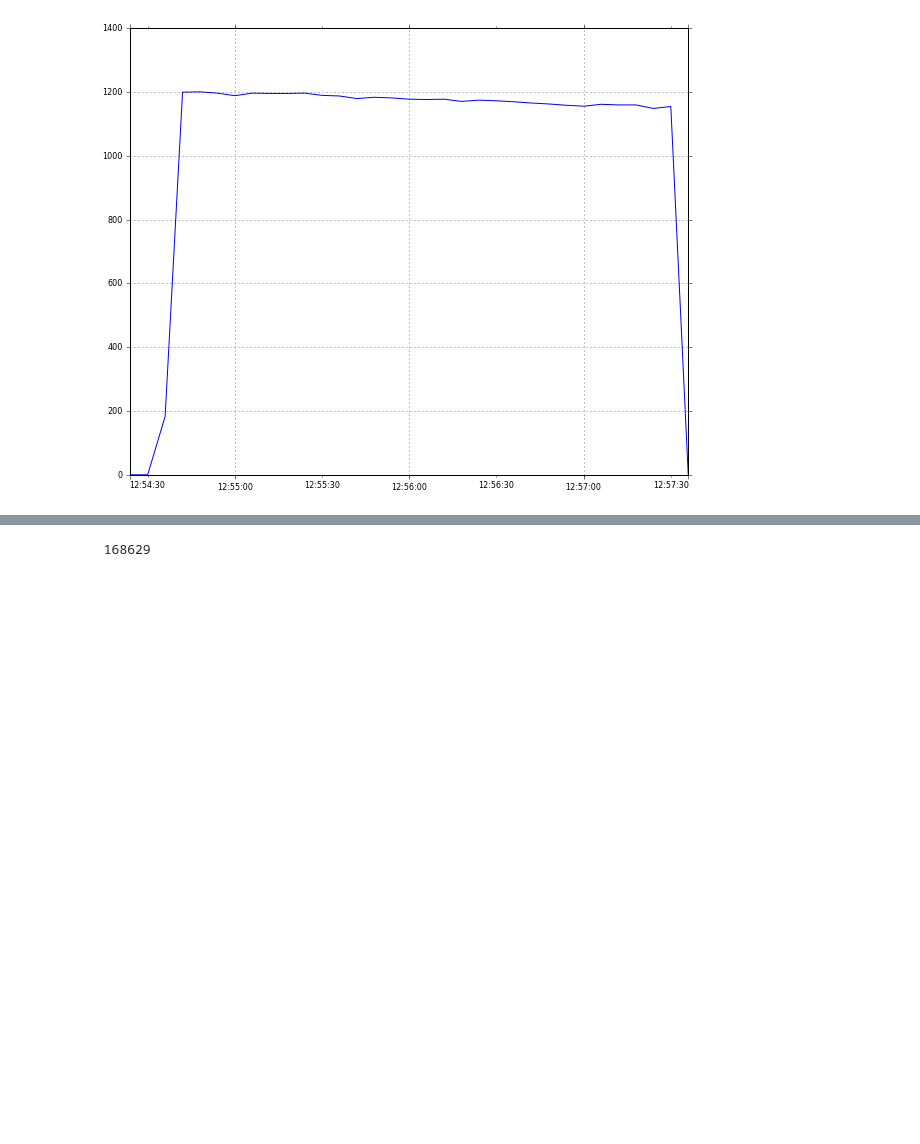
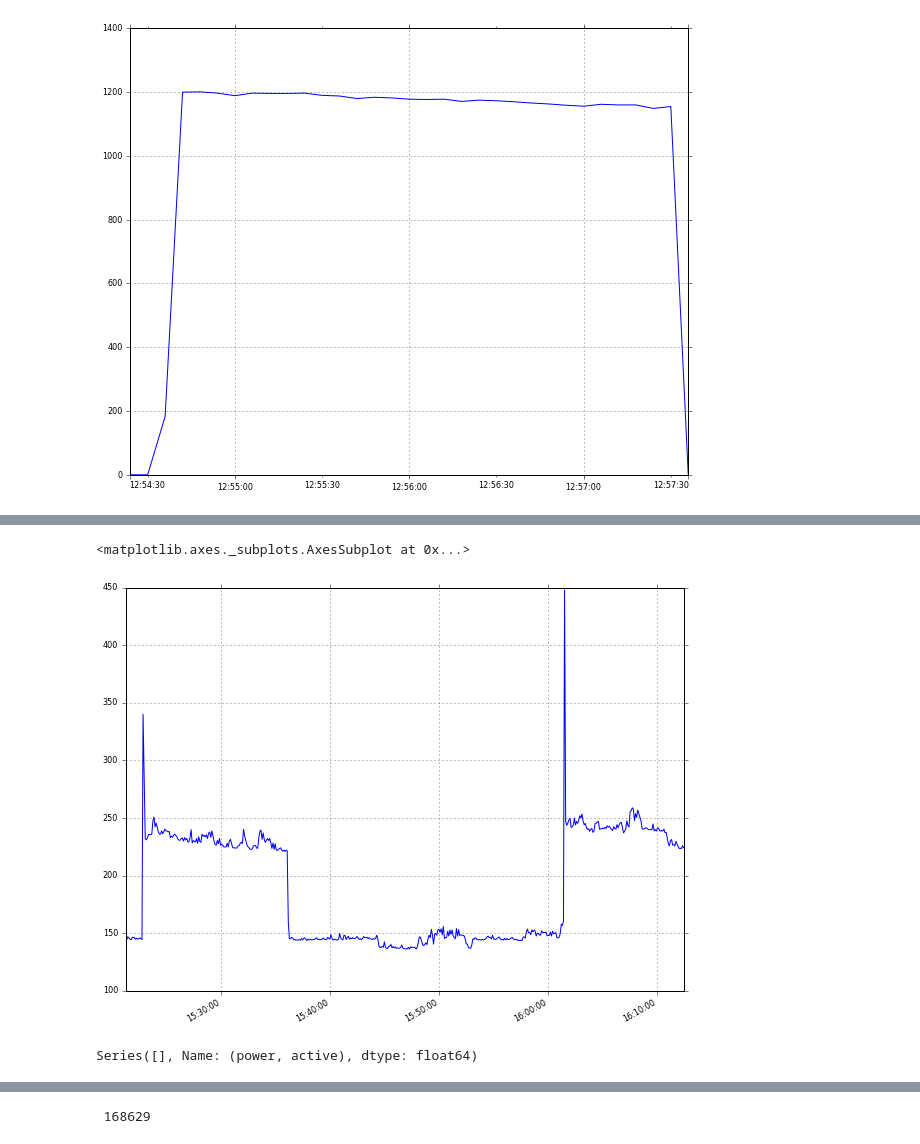
Before and after one commit to JackKelly/neuralnilm_prototype, a Jupyter notebook: notebooks/test RandomSegments.ipynb, the cells around one changed output, grey strips where cells are left out. Saved outputs shown, nothing was run; the diff lists cells and outputs as text; code cells hidden in the pictures; blank space fills up the shorter version.

```diff
--- a/notebooks/test RandomSegments.ipynb
+++ b/notebooks/test RandomSegments.ipynb
@@ -61,0 +78,5 @@ plot_data(X_val, y_val, 1)
+# %%
+source.data[2]['mains']['2013-09-10 15:21:15+01:00':'2013-09-10 16:12:27+01:00'].plot()
+# %% [output]
+<matplotlib.axes._subplots.AxesSubplot at 0x...>
+[figure, added]
@@ -61,0 +85,4 @@ plot_data(X_val, y_val, 1)
+# %%
+fridge['2013-09-10 15:21:15+01:00':'2013-09-10 16:12:27+01:00']
+# %% [output]
+Series([], Name: (power, active), dtype: float64)
```
Also changed, not shown: parts of 13 cells of this notebook, 5 other files.
